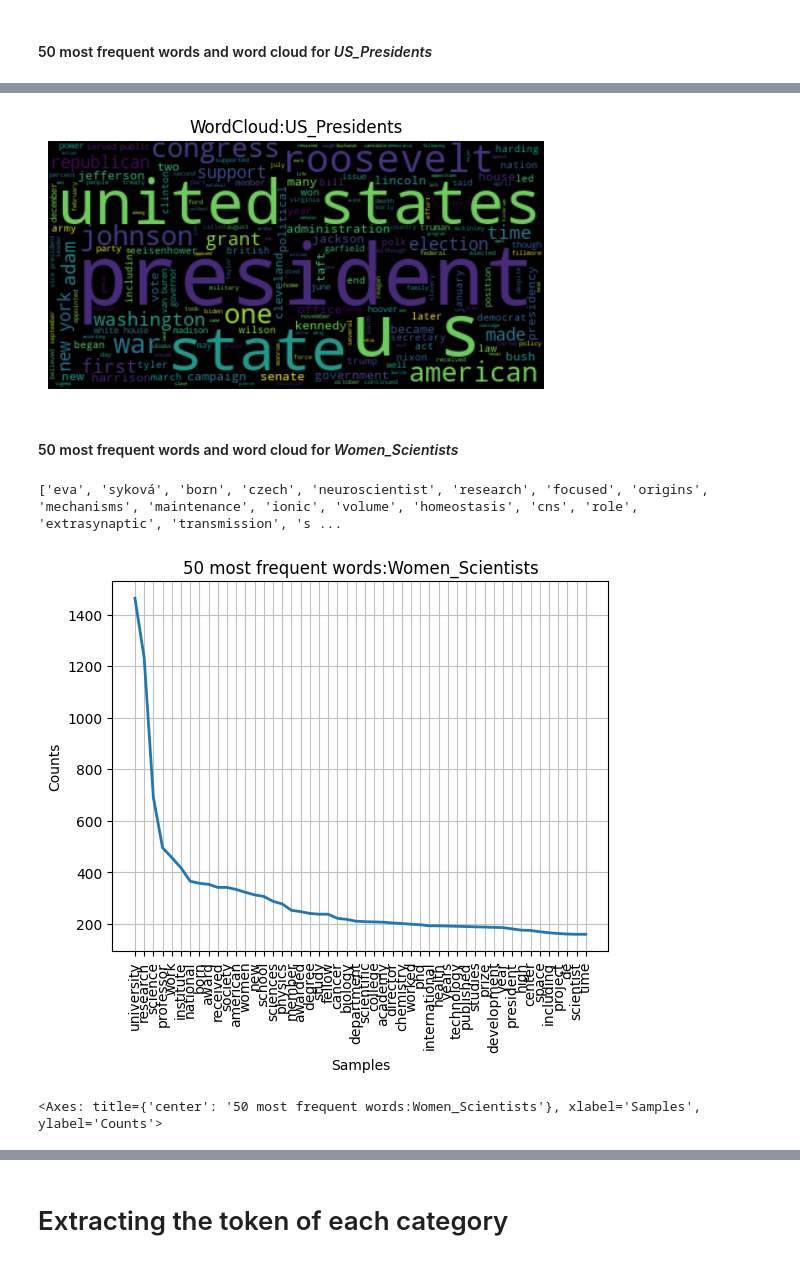
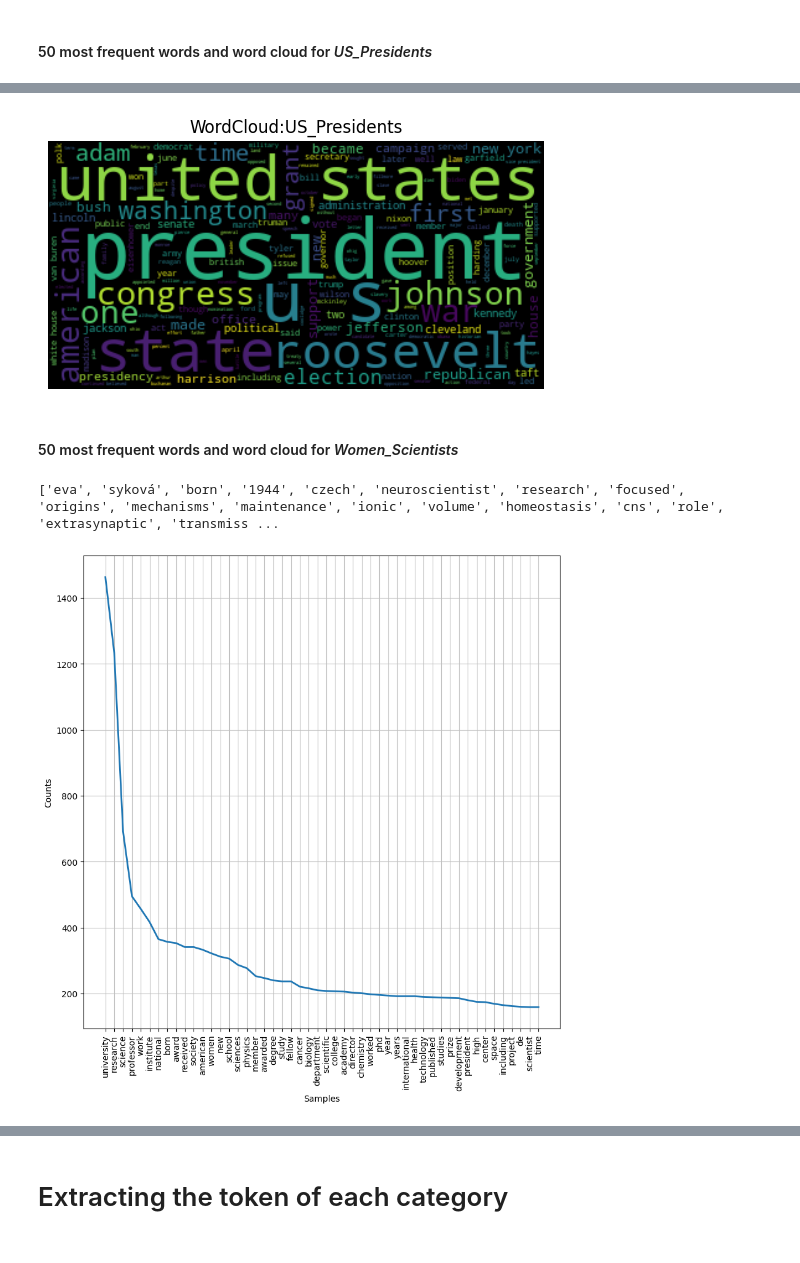
Before and after one commit to ClementineBleuze/M1-NLP-DataScience-Project, a Jupyter notebook: notebook/Data_Analysis.ipynb, the cells around one changed output, grey strips where cells are left out. Cells and saved outputs as stored; diff of their text form; code cells hidden in the pictures.

Commit message:
sentences count correction & plots

```diff
--- a/notebook/Data_Analysis.ipynb
+++ b/notebook/Data_Analysis.ipynb
@@ -117,7 +117,7 @@ def remove_newline_tab(text:str)->str:
 
 # A function to remove quotations from the text
 def remove_quotations(text:str)->str:
-    return re.sub(re.compile("[\d*]"), "", text)
+    return re.sub(re.compile("\[\d*\]"), "", text)
 
 # A function to clean the text by calling the above functions
 def clean_text(text:str)->str:
@@ -209,9 +209,10 @@ wordcloud = WordCloud().generate(Presidents)
 plt.title("WordCloud:US_Presidents")
 plt.imshow(wordcloud, interpolation='bilinear')
 plt.axis("off")
+# plt.savefig("../data/plots/WordCloud_US_Presidents.png", bbox_inches="tight")
 plt.show()
 # %% [output]
-[figure, old version]
+[figure, new version]
 # %% [markdown]
 #### 50 most frequent words and word cloud for *Women_Scientists*
 # %%
@@ -230,14 +231,16 @@ Scientists_vocabulary = set(Scientists_tokens)
 
 print(Scientists_tokens[:20])
 # %% [output]
-['eva', 'syková', 'born', 'czech', 'neuroscientist', 'research', 'focused', 'origins', 'mechanisms', 'maintenance', 'ionic', 'volume', 'homeostasis', 'cns', 'role', 'extrasynaptic', 'transmission', 's ...
+['eva', 'syková', 'born', '1944', 'czech', 'neuroscientist', 'research', 'focused', 'origins', 'mechanisms', 'maintenance', 'ionic', 'volume', 'homeostasis', 'cns', 'role', 'extrasynaptic', 'transmiss ...
 # %%
+fig = plt.figure(figsize=(10, 10))
 frequency_dist = nltk.FreqDist(Scientists_tokens)
-plt.title("50 most frequent words:Women_Scientists")
 frequency_dist.plot(50)
+# plt.title("50 most frequent words:Women_Scientists")
+# fig.savefig("../data/plots/50_most_frequent_words_Women_Scientists.png", bbox_inches="tight")
+plt.show()
 # %% [output]
-[figure, old version]
+[figure, new version]
-<Axes: title={'center': '50 most frequent words:Women_Scientists'}, xlabel='Samples', ylabel='Counts'>
 # %%
 wordcloud = WordCloud().generate(Scientists)
 plt.title("WordCloud:Women_Scientists")
```
Also changed, not shown: parts of 31 cells of this notebook, 6 other files.
